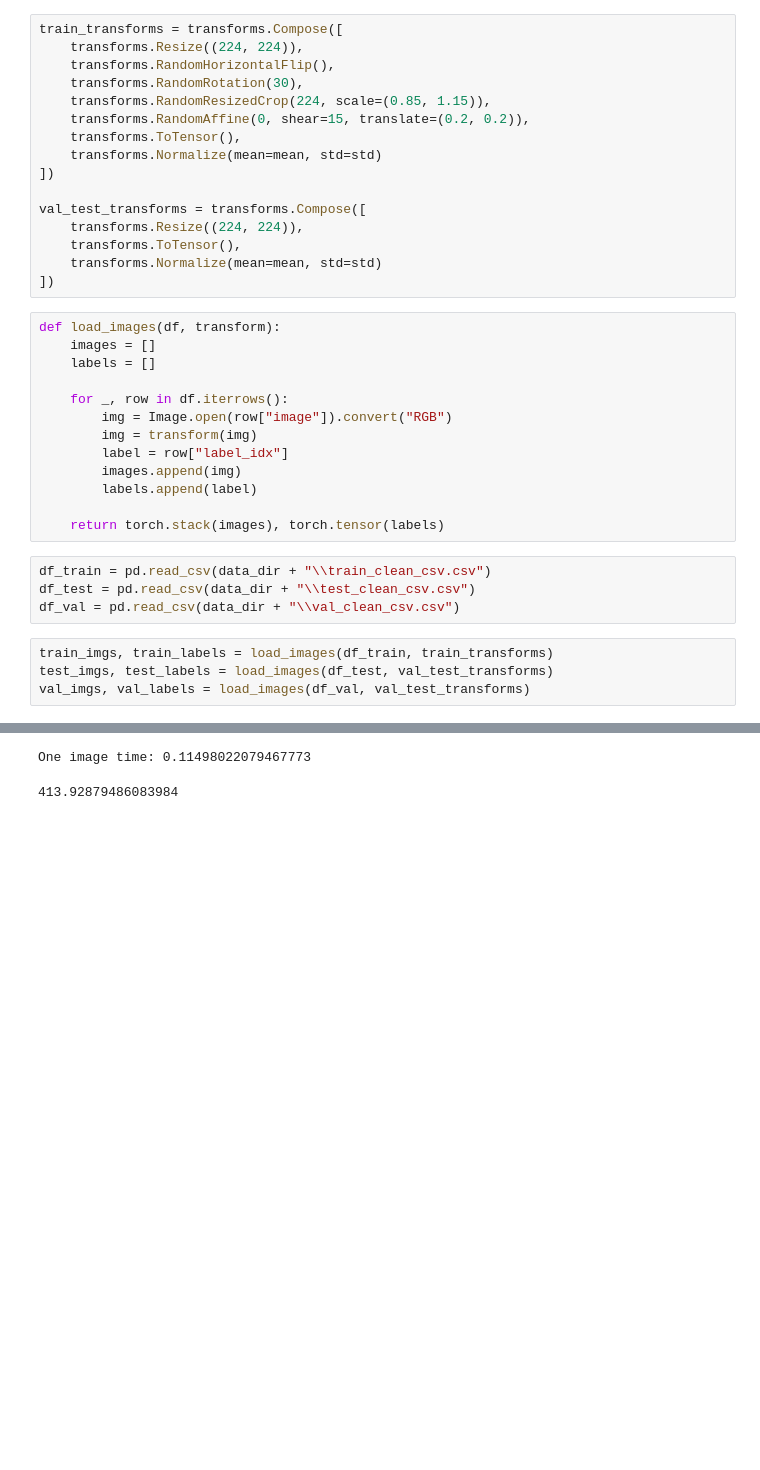
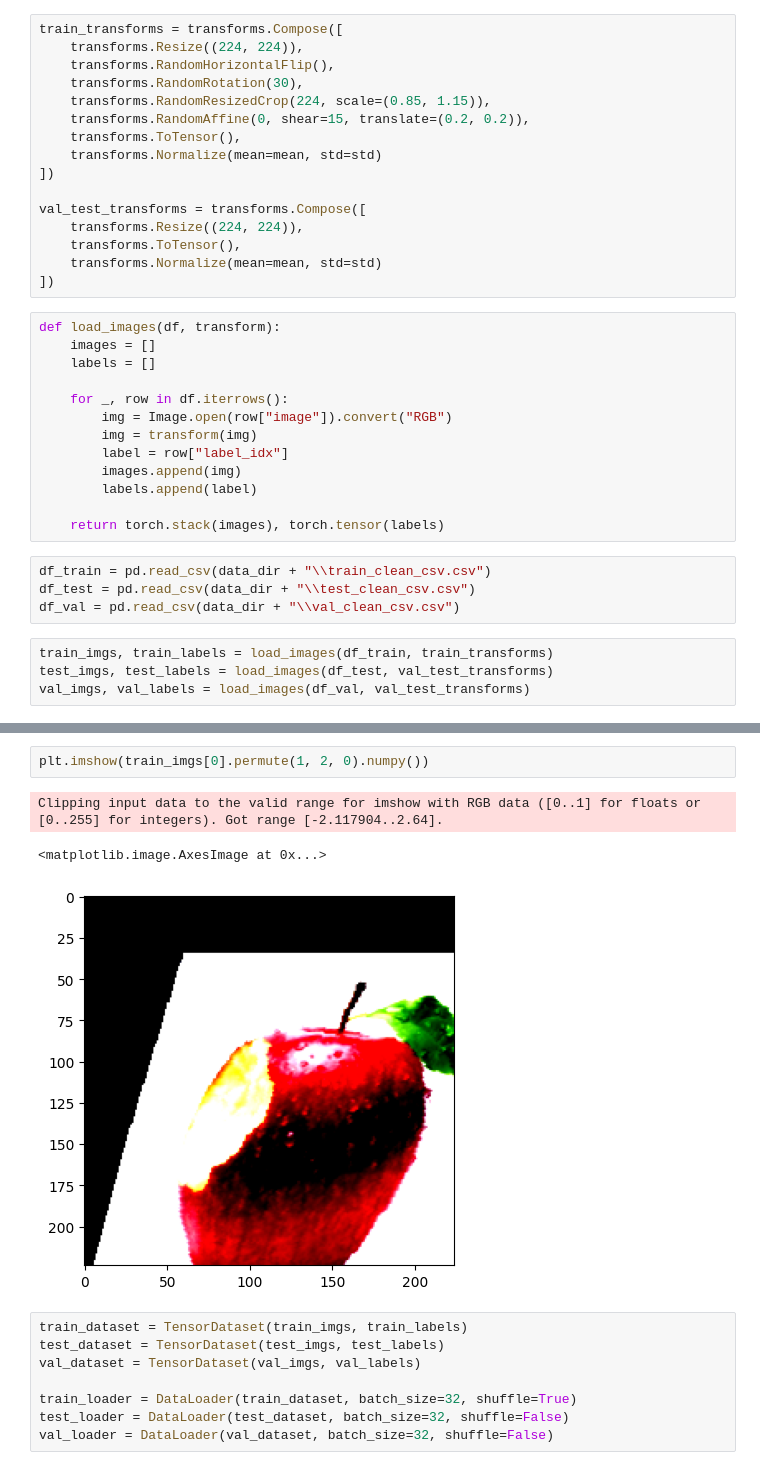
Before and after one commit to jashan7305/FruitVegetableClassifier, a Jupyter notebook: notebooks/TrainModel.ipynb, the cells around one changed output, grey strips where cells are left out. Drawn from its saved outputs; the diff is of its cells as text; blank space fills up the shorter version.

Commit message:
tensor datasets and loaders done load model next

```diff
--- a/notebooks/TrainModel.ipynb
+++ b/notebooks/TrainModel.ipynb
@@ -54,6 +64,14 @@ val_imgs, val_labels = load_images(df_val, val_test_transforms)
 # %%
+plt.imshow(train_imgs[0].permute(1, 2, 0).numpy())
 # %% [output]
-One image time: 0.11498022079467773
+Clipping input data to the valid range for imshow with RGB data ([0..1] for floats or [0..255] for integers). Got range [-2.117904..2.64].
+<matplotlib.image.AxesImage at 0x...>
+[figure, added]
 # %%
+train_dataset = TensorDataset(train_imgs, train_labels)
+test_dataset = TensorDataset(test_imgs, test_labels)
+val_dataset = TensorDataset(val_imgs, val_labels)
+
+train_loader = DataLoader(train_dataset, batch_size=32, shuffle=True)
+test_loader = DataLoader(test_dataset, batch_size=32, shuffle=False)
+val_loader = DataLoader(val_dataset, batch_size=32, shuffle=False)
-# %% [output]
-413.92879486083984
```
Also changed, not shown: parts of 2 cells of this notebook.
